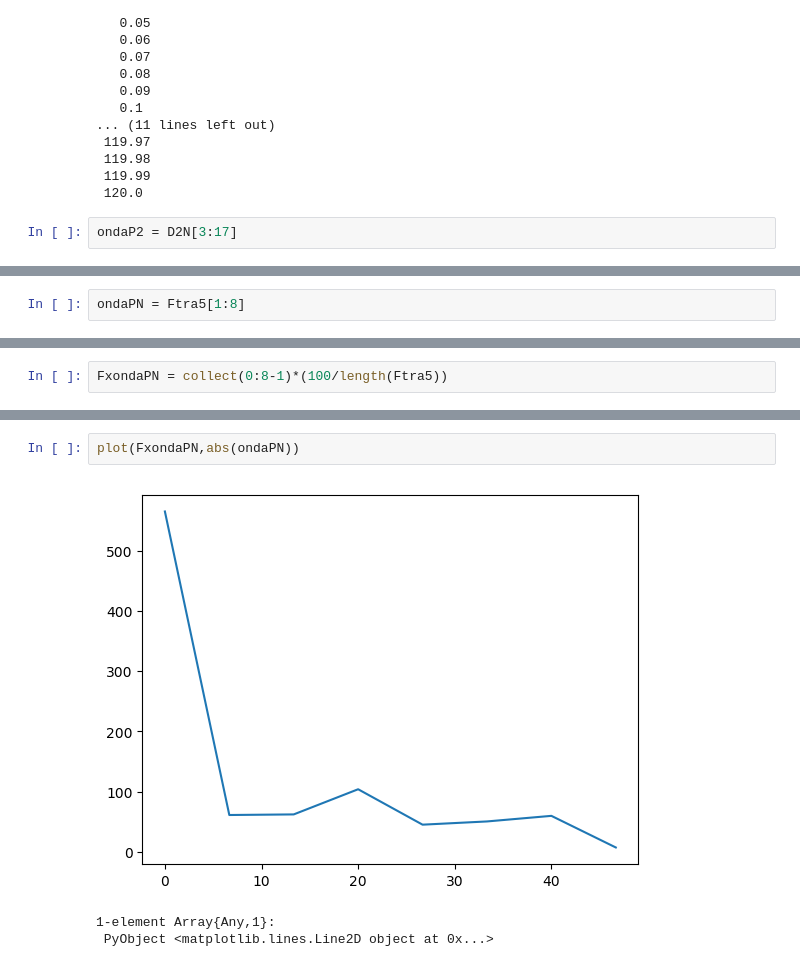
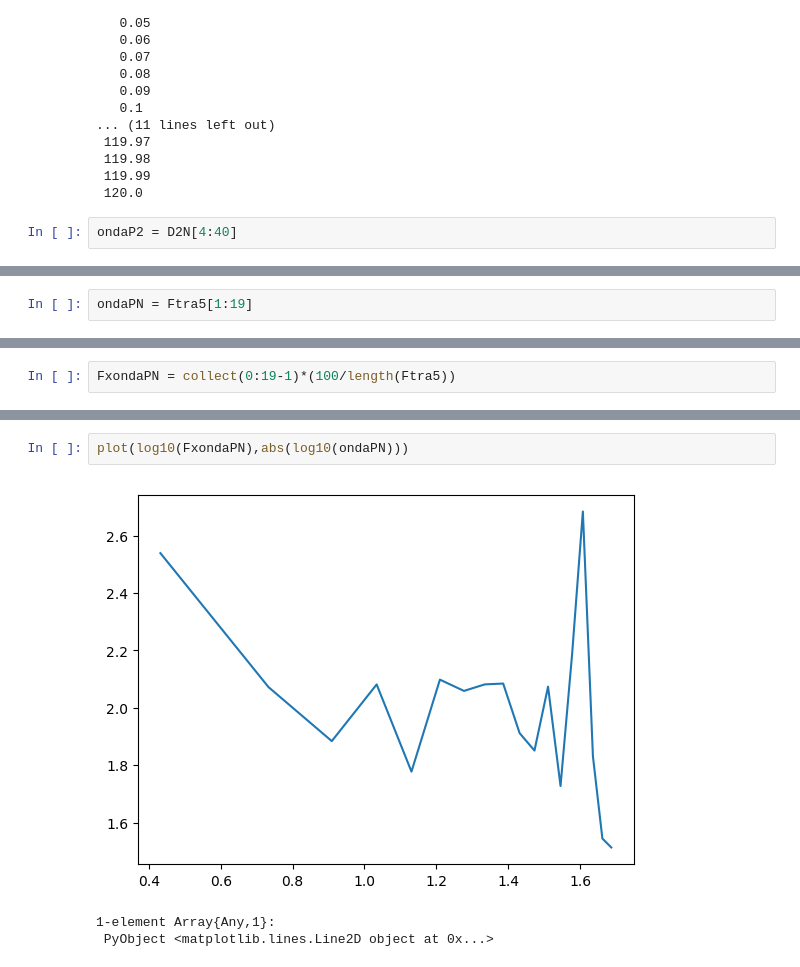
Before and after one commit to RadamesGutierrezZ/Verano, a Jupyter notebook: SegundoEvento.ipynb, the cells around one changed output, grey strips where cells are left out. Cells and saved outputs as stored; diff of their text form.

```diff
--- a/SegundoEvento.ipynb
+++ b/SegundoEvento.ipynb
@@ -447,5 +539,5 @@ ts13 = (collect(0:1:length(D2N)-1))*S2N.hdr.delta
  119.99
  120.0
 # %%
-ondaP2 = D2N[3:17]
+ondaP2 = D2N[4:40]
 # %% [output]
@@ -487,3 +581,3 @@ Ftra5 = fft(ondaP2)
 # %%
-ondaPN = Ftra5[1:8]
+ondaPN = Ftra5[1:19]
 # %% [output]
@@ -499,3 +604,3 @@ ondaPN = Ftra5[1:8]
 # %%
-FxondaPN = collect(0:8-1)*(100/length(Ftra5))
+FxondaPN = collect(0:19-1)*(100/length(Ftra5))
 # %% [output]
@@ -511,7 +627,7 @@ FxondaPN = collect(0:8-1)*(100/length(Ftra5))
 # %%
-plot(FxondaPN,abs(ondaPN))
+plot(log10(FxondaPN),abs(log10(ondaPN)))
 # %% [output]
-[figure, old version]
+[figure, new version]
 1-element Array{Any,1}:
  PyObject <matplotlib.lines.Line2D object at 0x...>
 # %%
```
Also changed, not shown: parts of 33 cells of this notebook.
